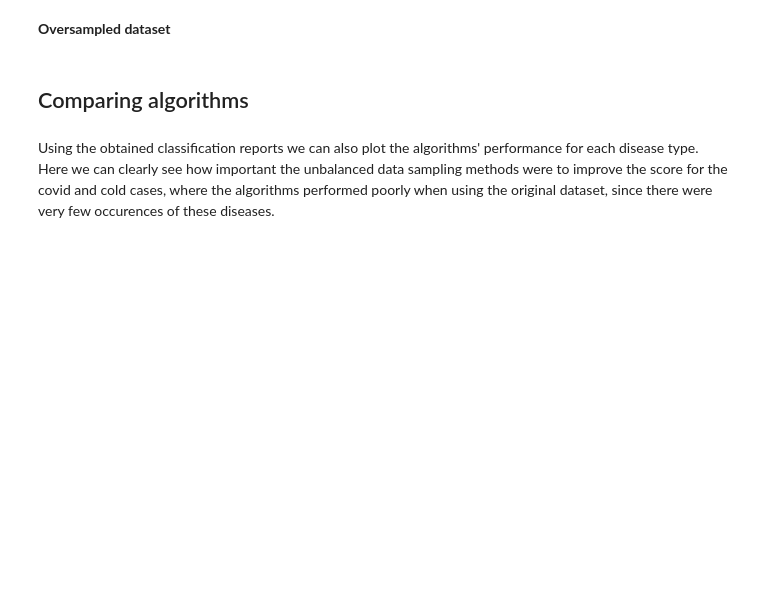
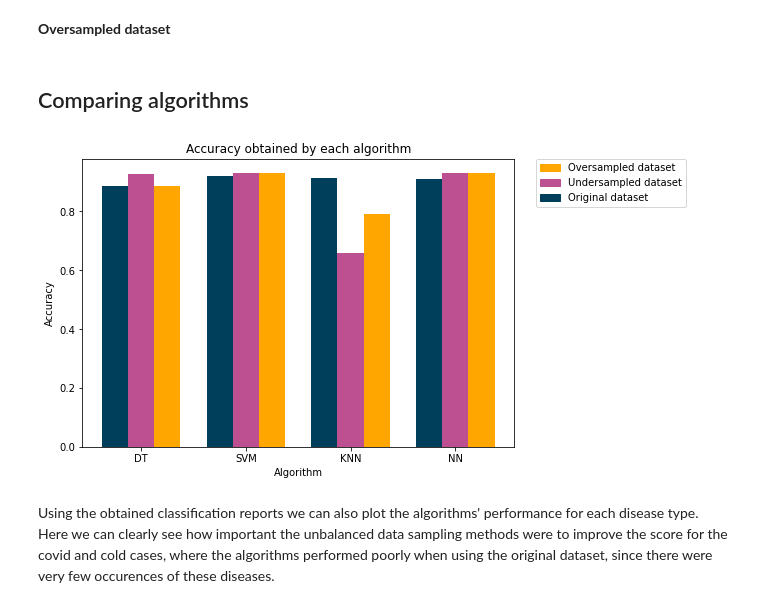
Before and after one commit to reluzita/FEUP-IART-PROJ, a Jupyter notebook: proj2/delivery.ipynb, the cells around one changed output. Cells and saved outputs as stored; diff of their text form; code cells hidden in the pictures; blank space fills up the shorter version.

```diff
--- a/proj2/delivery.ipynb
+++ b/proj2/delivery.ipynb
@@ -420,7 +424,7 @@ We applied this algorithm for the Original dataset, an undersampled dataset and
 # %%
 from sklearn.neighbors import KNeighborsClassifier
 
-knn = KNeighborsClassifier()
+knn = KNeighborsClassifier(max_iter=500)
 
 knn.fit(training_inputs, training_classes)
 knn_all_predictions = knn.predict(testing_inputs)
@@ -471,7 +477,7 @@ We applied this algorithm for the Original dataset, an undersampled dataset and
 # %%
 from sklearn.neural_network import MLPClassifier
 
-nn = MLPClassifier()
+nn = MLPClassifier(max_iter=3000)
 
 nn.fit(training_inputs, training_classes)
 nn_all_predictions = nn.predict(testing_inputs)
@@ -1058,12 +1062,24 @@ with open("./reports/dtc_classification_under_report.json") as json_file:
 with open("./reports/dtc_classification_over_report.json") as json_file:
     dtc_over_report = json.load(json_file)
 
+with open("./reports/dtc_tunning_all_report.json") as json_file:
+    dtc_tunning_all_report = json.load(json_file)
+with open("./reports/dtc_tunning_under_report.json") as json_file:
+    dtc_tunning_under_report = json.load(json_file)
+with open("./reports/dtc_tunning_over_report.json") as json_file:
+    dtc_tunning_over_report = json.load(json_file)
+
 with open("./reports/svc_classification_all_report.json") as json_file:
     svc_all_report = json.load(json_file)
 with open("./reports/svc_classification_under_report.json") as json_file:
     svc_under_report = json.load(json_file)
 with open("./reports/svc_classification_over_report.json") as json_file:
     svc_over_report = json.load(json_file)
+
+with open("./reports/svc_tunning_all_report.json") as json_file:
+    svc_tunning_all_report = json.load(json_file)
+with open("./reports/svc_tunning_under_report.json") as json_file:
+    svc_tunning_under_report = json.load(json_file)
 
 with open("./reports/knn_classification_all_report.json") as json_file:
     knn_all_report = json.load(json_file)
@@ -1075,34 +1091,36 @@ with open("./reports/knn_classification_over_report.json") as json_file:
 with open("./reports/nn_classification_all_report.json") as json_file:
     nn_all_report = json.load(json_file)
 with open("./reports/nn_classification_under_report.json") as json_file:
     nn_under_report = json.load(json_file)
 with open("./reports/nn_classification_over_report.json") as json_file:
     nn_over_report = json.load(json_file)
 
 
 data = [
-    [dtc_all_report['accuracy'],svc_all_report['accuracy'],knn_all_report['accuracy'],nn_all_report['accuracy']],
+    [dtc_all_report['accuracy'], svc_all_report['accuracy'],knn_all_report['accuracy'],nn_all_report['accuracy']],
     [dtc_under_report['accuracy'],svc_under_report['accuracy'],knn_under_report['accuracy'],nn_under_report['accuracy']],
     [dtc_over_report['accuracy'],svc_over_report['accuracy'],knn_over_report['accuracy'],nn_over_report['accuracy']]
 ]
 
 X = np.arange(4)
 fig = plt.figure()
 ax = fig.add_axes([0,0,1,1])
 ax.bar(X + 0.00, data[0], color = '#003f5c', width = 0.25)
 ax.bar(X + 0.25, data[1], color = '#bc5090', width = 0.25, tick_label=['DT', 'SVM', 'KNN', 'NN'])
 ax.bar(X + 0.50, data[2], color = '#ffa600', width = 0.25)
 
 green_patch = mpatches.Patch(color='#ffa600', label='Oversampled dataset')
 blue_patch = mpatches.Patch(color='#bc5090', label='Undersampled dataset')
 red_patch = mpatches.Patch(color='#003f5c', label='Original dataset')
 plt.legend(handles=[green_patch, blue_patch, red_patch], bbox_to_anchor=(1.05, 1), loc='upper left', borderaxespad=0.)
 
 plt.xlabel("Algorithm")
 plt.ylabel("Accuracy")
 plt.title("Accuracy obtained by each algorithm")
 
 plt.show()
+# %% [output]
+[figure, added]
 # %% [markdown]
 Using the obtained classification reports we can also plot the algorithms' performance for each disease type. Here we can clearly see how important the unbalanced data sampling methods were to improve the score for the covid and cold cases, where the algorithms performed poorly when using the original dataset, since there were very few occurences of these diseases.
 # %%
```
Also changed, not shown: parts of 14 cells of this notebook, 13 other files.
